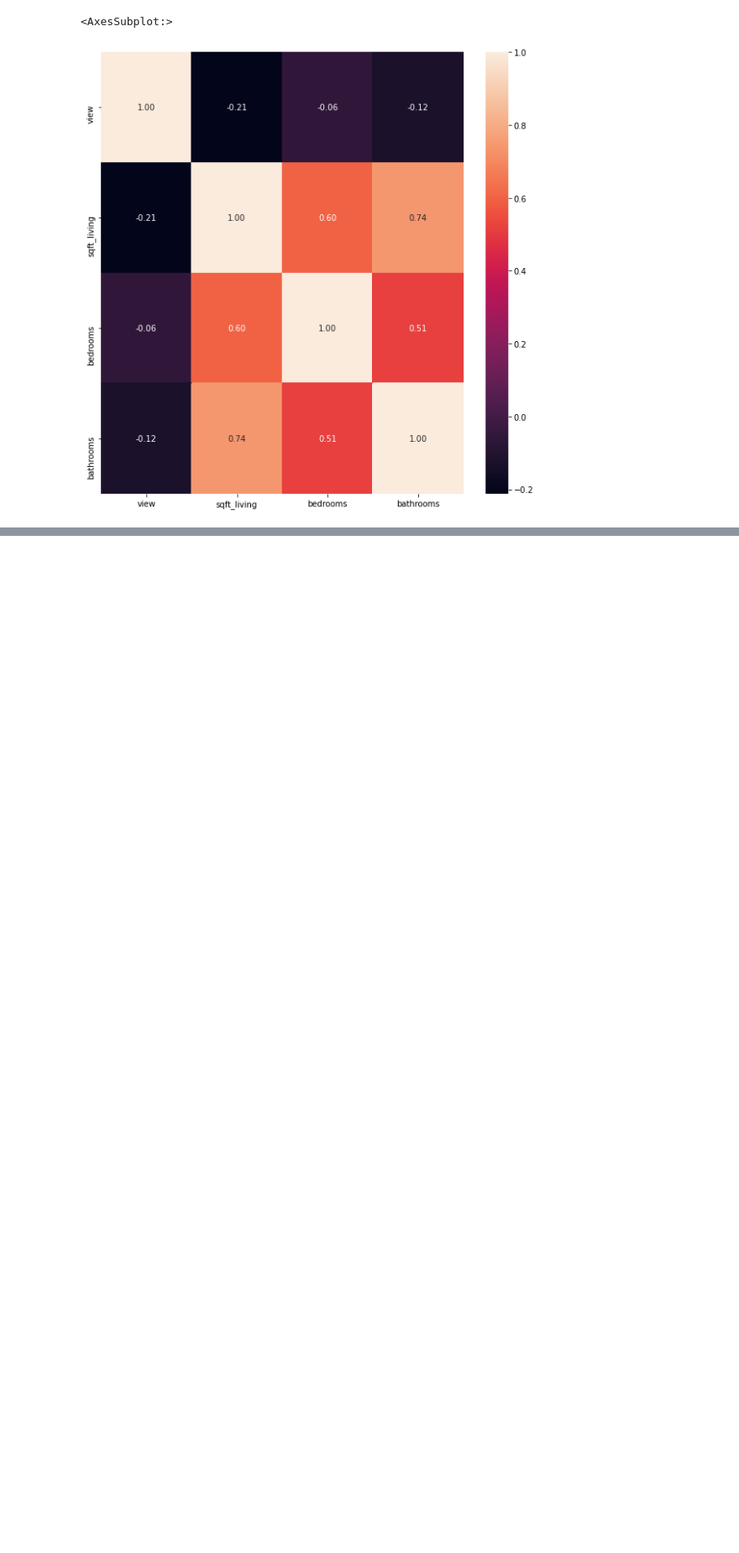
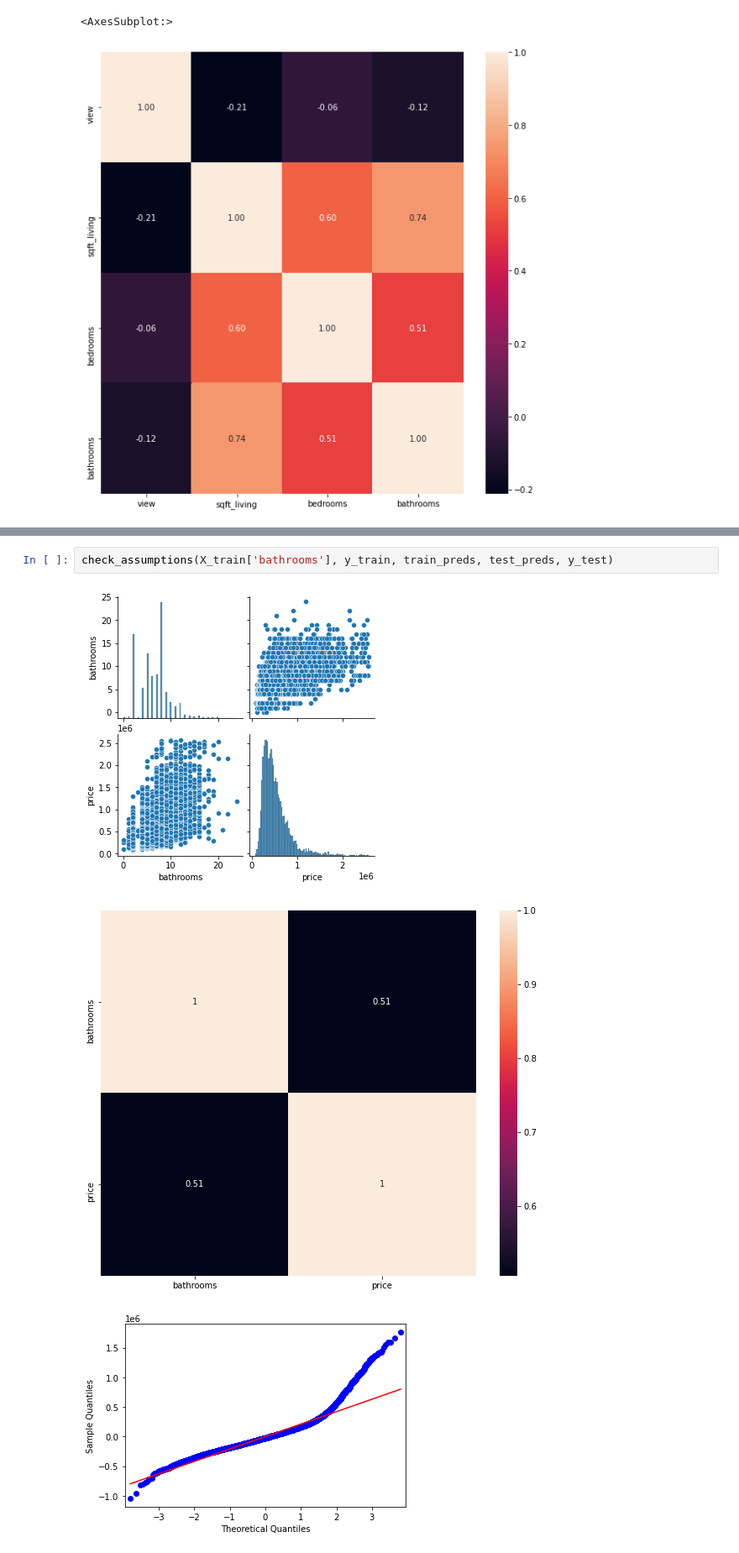
Before and after one commit to Jyve00/King-County-Housing-, a Jupyter notebook: notebooks/Tony/DataModeling.ipynb, the cells around one changed output, grey strips where cells are left out. Shown: that part at 84% size. Cells and saved outputs as stored; diff of their text form; blank space fills up the shorter version.

```diff
--- a/notebooks/Tony/DataModeling.ipynb
+++ b/notebooks/Tony/DataModeling.ipynb
@@ -150,0 +269,6 @@ X Test:
+# %%
+check_assumptions(X_train['bathrooms'], y_train, train_preds, test_preds, y_test)
+# %% [output]
+[figure, added]
+[figure, added]
+[figure, added]
```
Also changed, not shown: parts of 27 cells of this notebook.
